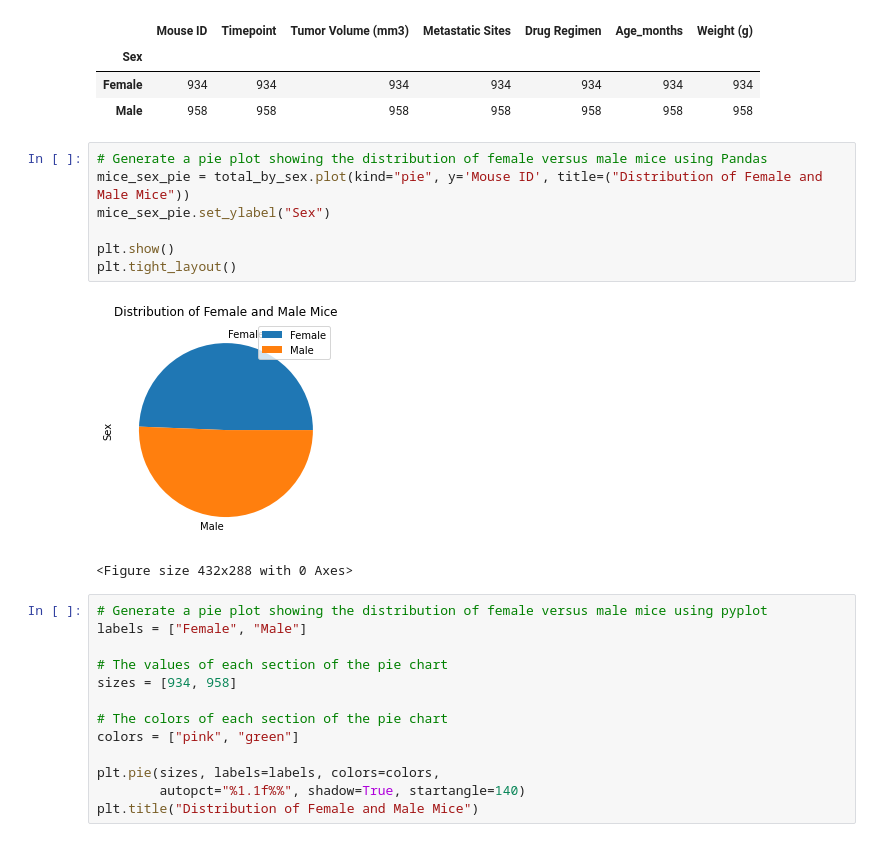
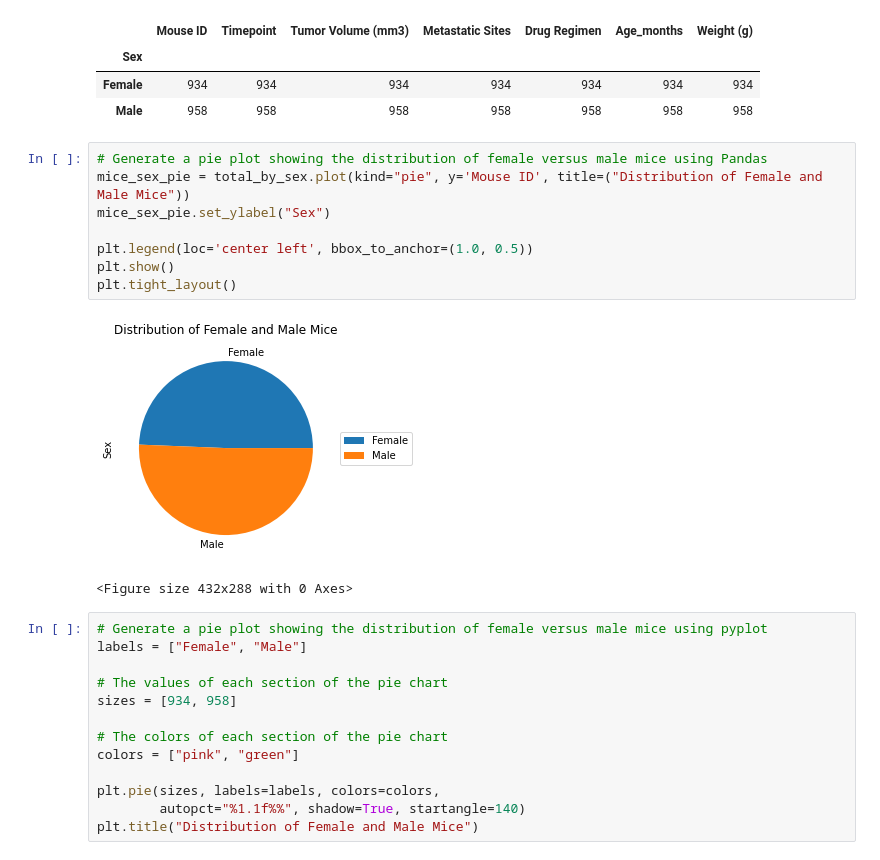
Before and after one commit to jeffreyoverholt/Matplotlib, a Jupyter notebook: pymaceuticals_starter.ipynb, the cells around one changed output. Saved outputs shown, nothing was run; the diff lists cells and outputs as text.

```diff
--- a/pymaceuticals_starter.ipynb
+++ b/pymaceuticals_starter.ipynb
@@ -414,12 +414,13 @@ total_by_sex
 # %%
 # Generate a pie plot showing the distribution of female versus male mice using Pandas
 mice_sex_pie = total_by_sex.plot(kind="pie", y='Mouse ID', title=("Distribution of Female and Male Mice"))
 mice_sex_pie.set_ylabel("Sex")
 
+plt.legend(loc='center left', bbox_to_anchor=(1.0, 0.5))
 plt.show()
 plt.tight_layout()
 # %% [output]
-[figure, old version]
+[figure, new version]
 <Figure size 432x288 with 0 Axes>
 # %%
 # Generate a pie plot showing the distribution of female versus male mice using pyplot
```
Also changed, not shown: parts of 13 cells of this notebook.
